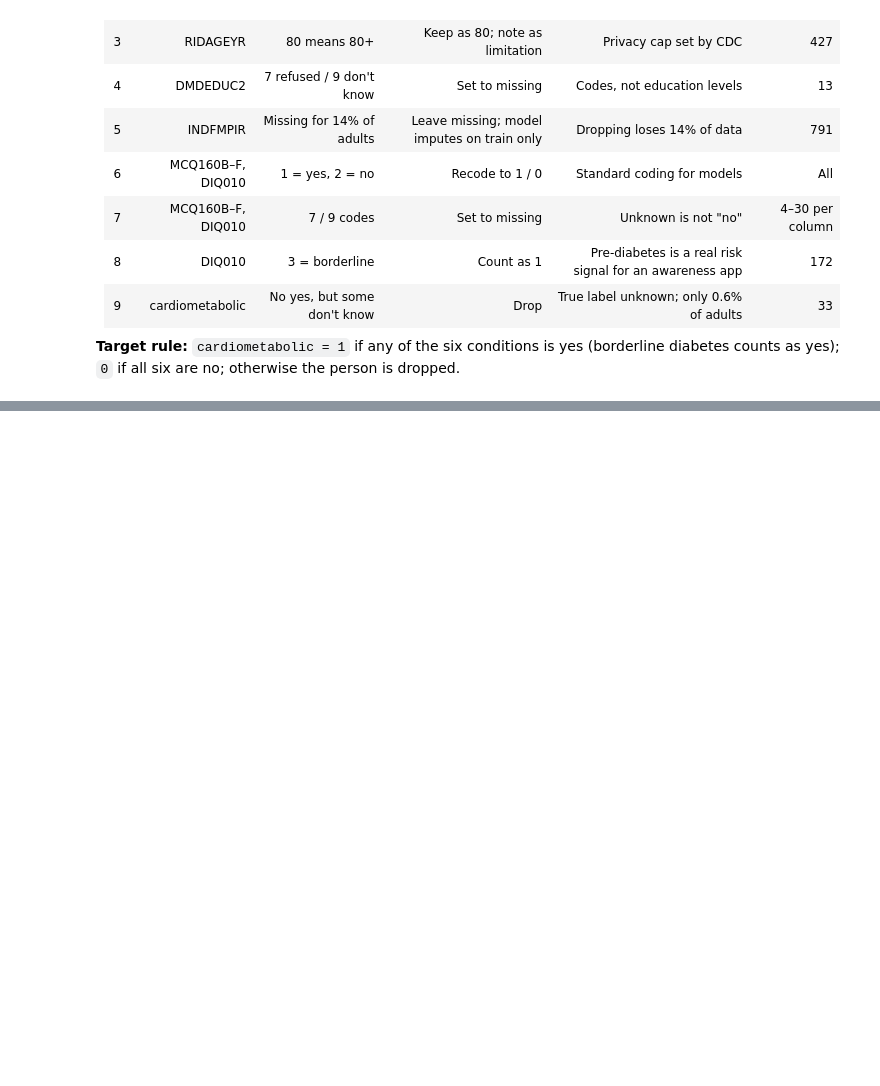
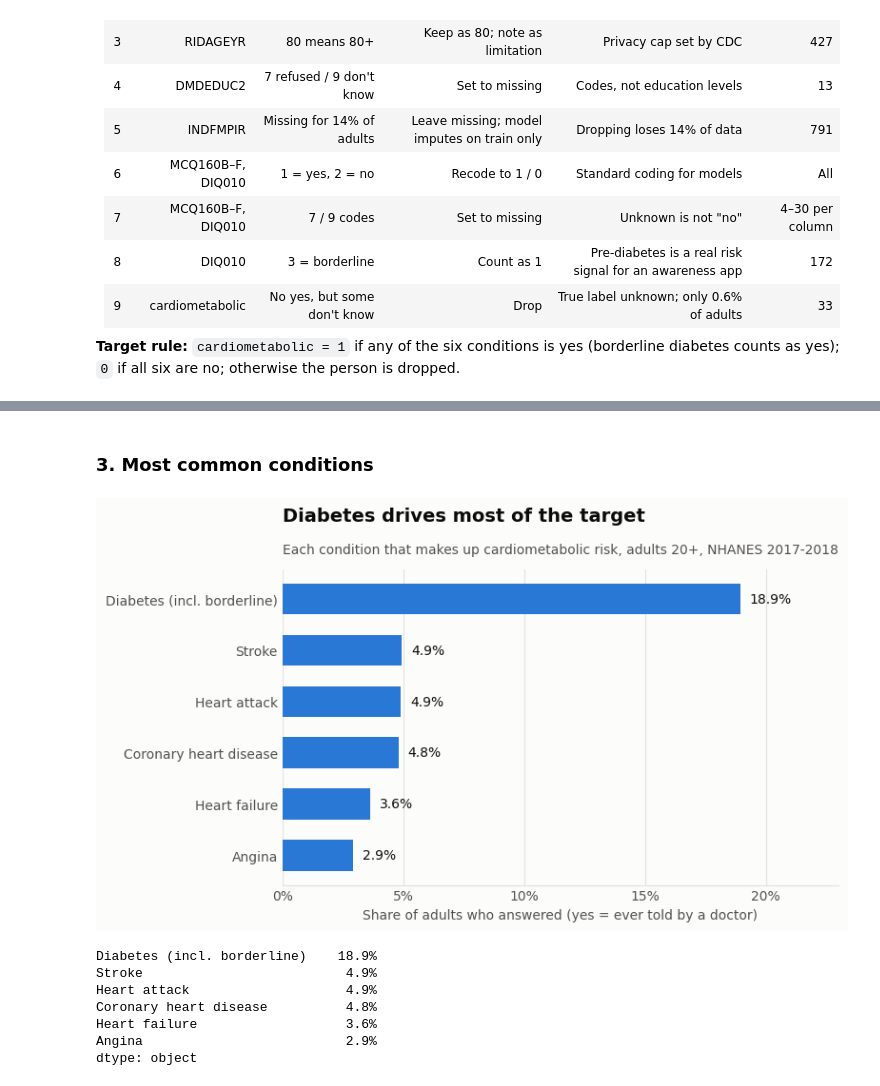
Before and after one commit to Rishi799/health-wellness-mlops, a Jupyter notebook: notebooks/p1_people.ipynb, the cells around one changed output, grey strips where cells are left out. Saved outputs shown, nothing was run; the diff lists cells and outputs as text; code cells hidden in the pictures; blank space fills up the shorter version.

```diff
--- a/notebooks/p1_people.ipynb
+++ b/notebooks/p1_people.ipynb
@@ -211,0 +304,29 @@ Unclear target: 33
+# %% [markdown]
+### 3. Most common conditions
+# %%
+conditions = {"diabetes": "Diabetes (incl. borderline)", "stroke": "Stroke", "heart_attack": "Heart attack",
+              "coronary_heart_disease": "Coronary heart disease", "heart_failure": "Heart failure", "angina": "Angina"}
+shares = people[list(conditions)].mean().rename(conditions).sort_values()
+
+fig, ax = plt.subplots(figsize=(8, 4.6))
+bars = ax.barh(shares.index, shares.values, color=BAR, height=0.6)
+label_bars(ax, bars, [f"{v:.1%}" for v in shares.values], horizontal=True)
+ax.set_xlim(0, 0.23)
+ax.xaxis.set_major_formatter(plt.FuncFormatter(lambda v, _: f"{v:.0%}"))
+ax.grid(axis="x", color=GRID, linewidth=0.8)
+ax.set_axisbelow(True)
+ax.tick_params(axis="y", colors=INK)
+ax.set_xlabel("Share of adults who answered (yes = ever told by a doctor)", color=MUTED)
+style(ax, "Diabetes drives most of the target", "Each condition that makes up cardiometabolic risk, adults 20+, NHANES 2017-2018")
+finish(fig, ax, FIG_DIR / "p1_conditions.png")
+plt.show()
+shares.sort_values(ascending=False).map("{:.1%}".format)
+# %% [output]
+[figure, added]
+Diabetes (incl. borderline)    18.9%
+Stroke                          4.9%
+Heart attack                    4.9%
+Coronary heart disease          4.8%
+Heart failure                   3.6%
+Angina                          2.9%
+dtype: object
```
Also changed, not shown: parts of 7 cells of this notebook, 4 other files.
